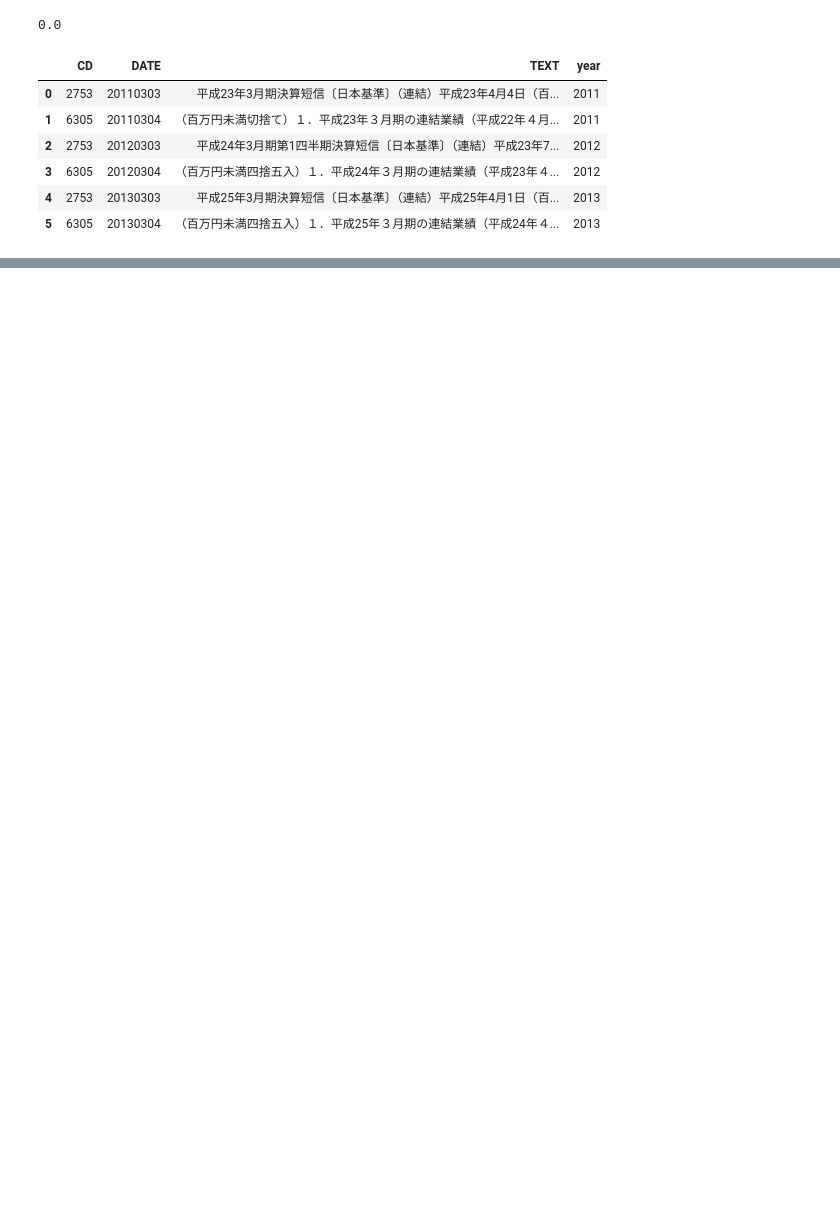
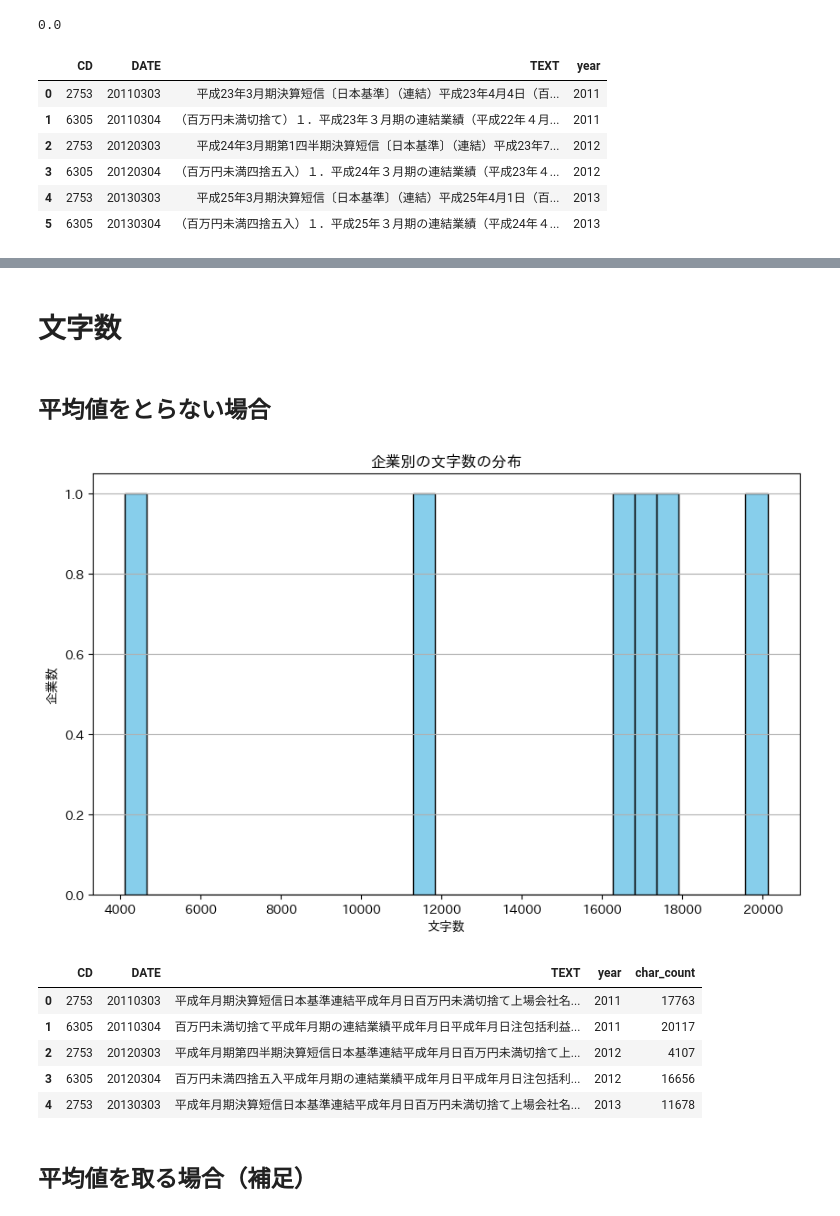
Before and after one commit to Ota1022/text_analysis, a Jupyter notebook: analysis.ipynb, the cells around one changed output, grey strips where cells are left out. Cells and saved outputs as stored; diff of their text form; code cells hidden in the pictures; blank space fills up the shorter version.

```diff
--- a/analysis.ipynb
+++ b/analysis.ipynb
@@ -118 +130,35 @@ df_2753
+# %% [markdown]
+# 文字数
+# %% [markdown]
+## 平均値をとらない場合
+# %%
+# Calculate the character count for each text entry
+combined_df['char_count'] = combined_df['TEXT'].str.len()
+
+# Determine the range of character counts for the entire dataset
+char_count_range = (combined_df['char_count'].min(), combined_df['char_count'].max())
+
+# Create bins for the histogram across the entire range of character counts
+bins = np.linspace(char_count_range[0], char_count_range[1], 30)
+
+# Plot the histogram for the character counts
+plt.figure(figsize=(10, 6))
+plt.hist(combined_df['char_count'].values, bins=bins, color='skyblue', edgecolor='black')
+plt.title('企業別の文字数の分布')
+plt.xlabel('文字数')
+plt.ylabel('企業数')
+plt.grid(axis='y')
+plt.show()
+
+combined_df.head()
+# %% [output]
+[figure, added]
+|  | CD | DATE | TEXT | year | char_count |
+| 0 | 2753 | 20110303 | 平成年月期決算短信日本基準連結平成年月日百万円未満切捨て上場会社名... | 2011 | 17763 |
+| 1 | 6305 | 20110304 | 百万円未満切捨て平成年月期の連結業績平成年月日平成年月日注包括利益... | 2011 | 20117 |
+| 2 | 2753 | 20120303 | 平成年月期第四半期決算短信日本基準連結平成年月日百万円未満切捨て上... | 2012 | 4107 |
+| 3 | 6305 | 20120304 | 百万円未満四捨五入平成年月期の連結業績平成年月日平成年月日注包括利... | 2012 | 16656 |
+| 4 | 2753 | 20130303 | 平成年月期決算短信日本基準連結平成年月日百万円未満切捨て上場会社名... | 2013 | 11678 |
+# %% [markdown]
+## 平均値を取る場合（補足）
 # %%
```
Also changed, not shown: parts of 18 cells of this notebook.
